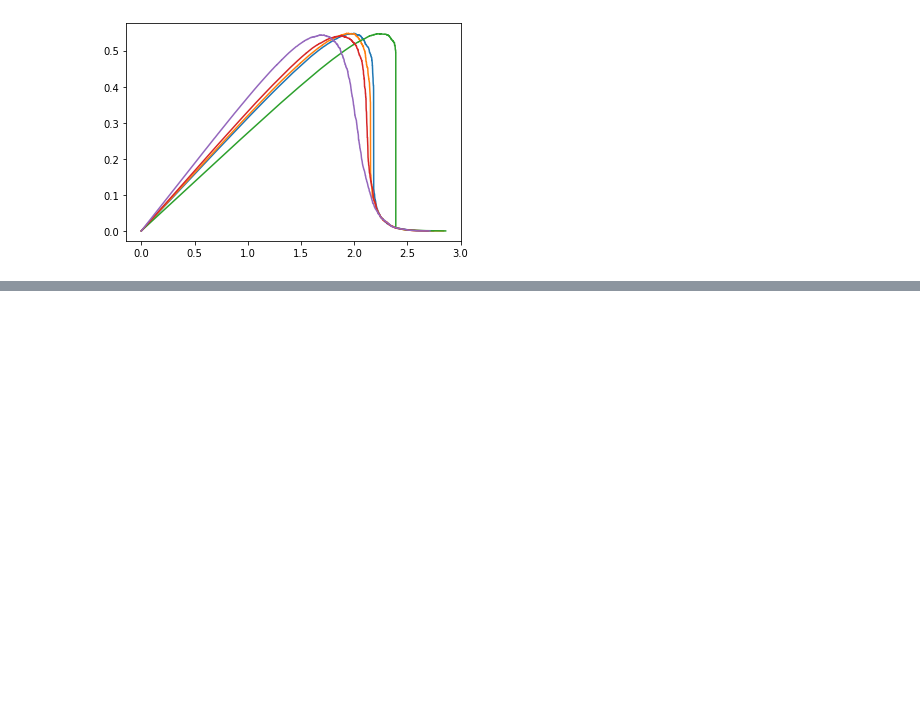
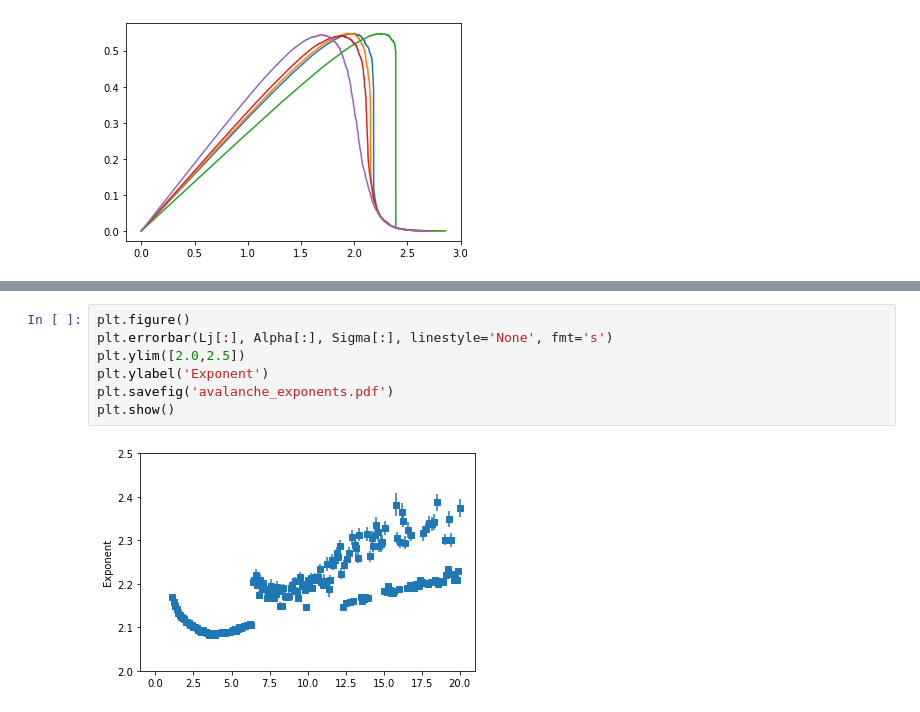
Before and after one commit to hudson-br/localized-fracture, a Jupyter notebook: src/Data_analysis.ipynb, the cells around one changed output, grey strips where cells are left out. Drawn from its saved outputs; the diff is of its cells as text; blank space fills up the shorter version.

```diff
--- a/src/Data_analysis.ipynb
+++ b/src/Data_analysis.ipynb
@@ -84,0 +345,9 @@ import matplotlib.pyplot as plt
+# %%
+plt.figure()
+plt.errorbar(Lj[:], Alpha[:], Sigma[:], linestyle='None', fmt='s')
+plt.ylim([2.0,2.5])
+plt.ylabel('Exponent')
+plt.savefig('avalanche_exponents.pdf')
+plt.show()
+# %% [output]
+[figure, added]
```
Also changed, not shown: parts of 11 cells of this notebook.
